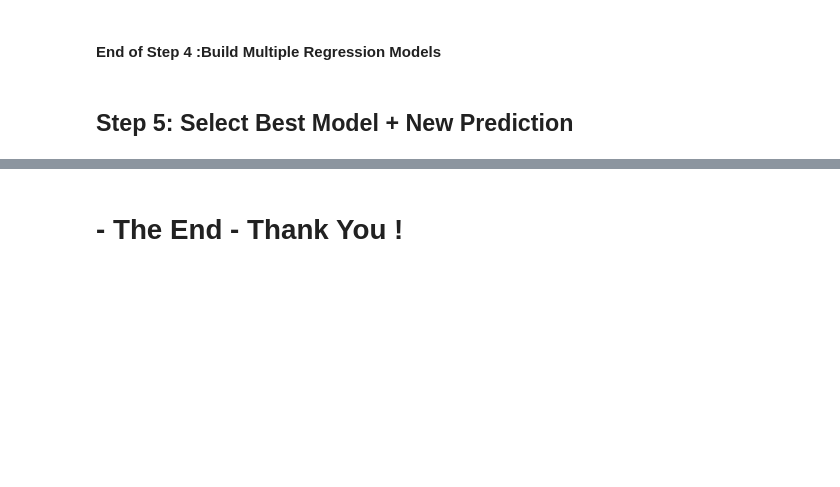
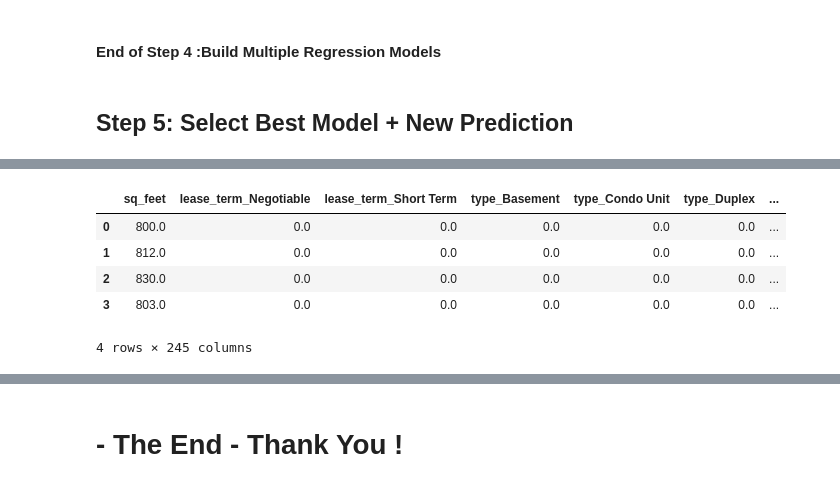
Before and after one commit to Yuen-Ling-Wong/Canada_Rental_Price_Predicton_Project.ipynb, a Jupyter notebook: Canada_Rental_Price_Predicton_Project.ipynb, the cells around one changed output, grey strips where cells are left out. Cells and saved outputs as stored; diff of their text form; code cells hidden in the pictures; blank space fills up the shorter version.

```diff
--- a/Canada_Rental_Price_Predicton_Project.ipynb
+++ b/Canada_Rental_Price_Predicton_Project.ipynb
@@ -1200,0 +1110,5 @@ df
+# %%
+# Convert cats and dogs to object (in order to transform them using the same OneHotEncoder)
+df_la_new_2['cats']=df_la_new_2['cats'].astype(object)
+df_la_new_2['dogs']=df_la_new_2['dogs'].astype(object)
+df_la_new_2.info()
@@ -1200,0 +1134,18 @@ df
+# %%
+new_encoded_2 = lassocv_encoder.transform(df_la_new_2[['lease_term', 'type', 'beds', 'baths', 'furnishing',
+           'availability_date', 'smoking', 'cats', 'dogs', 'city_province']])
+# %%
+new_df_2 = pd.DataFrame(new_encoded_2, columns = lassocv_encoder.get_feature_names_out(['lease_term', 'type', 'beds', 'baths', 'furnishing',
+           'availability_date', 'smoking', 'cats', 'dogs','city_province']))
+# %%
+X_encoded_new_2 = df_la_new_2.drop(columns=['lease_term', 'type', 'beds', 'baths', 'furnishing',
+                   'availability_date', 'smoking', 'cats', 'dogs', 'city_province']).join(new_df_2)
+# %%
+X_encoded_new_2
+# %% [output]
+|  | sq_feet | lease_term_Negotiable | lease_term_Short Term | type_Basement | type_Condo Unit | type_Duplex | ... |
+| 0 | 800.0 | 0.0 | 0.0 | 0.0 | 0.0 | 0.0 | ... |
+| 1 | 812.0 | 0.0 | 0.0 | 0.0 | 0.0 | 0.0 | ... |
+| 2 | 830.0 | 0.0 | 0.0 | 0.0 | 0.0 | 0.0 | ... |
+| 3 | 803.0 | 0.0 | 0.0 | 0.0 | 0.0 | 0.0 | ... |
+4 rows × 245 columns
```
Also changed, not shown: parts of 67 cells of this notebook.
